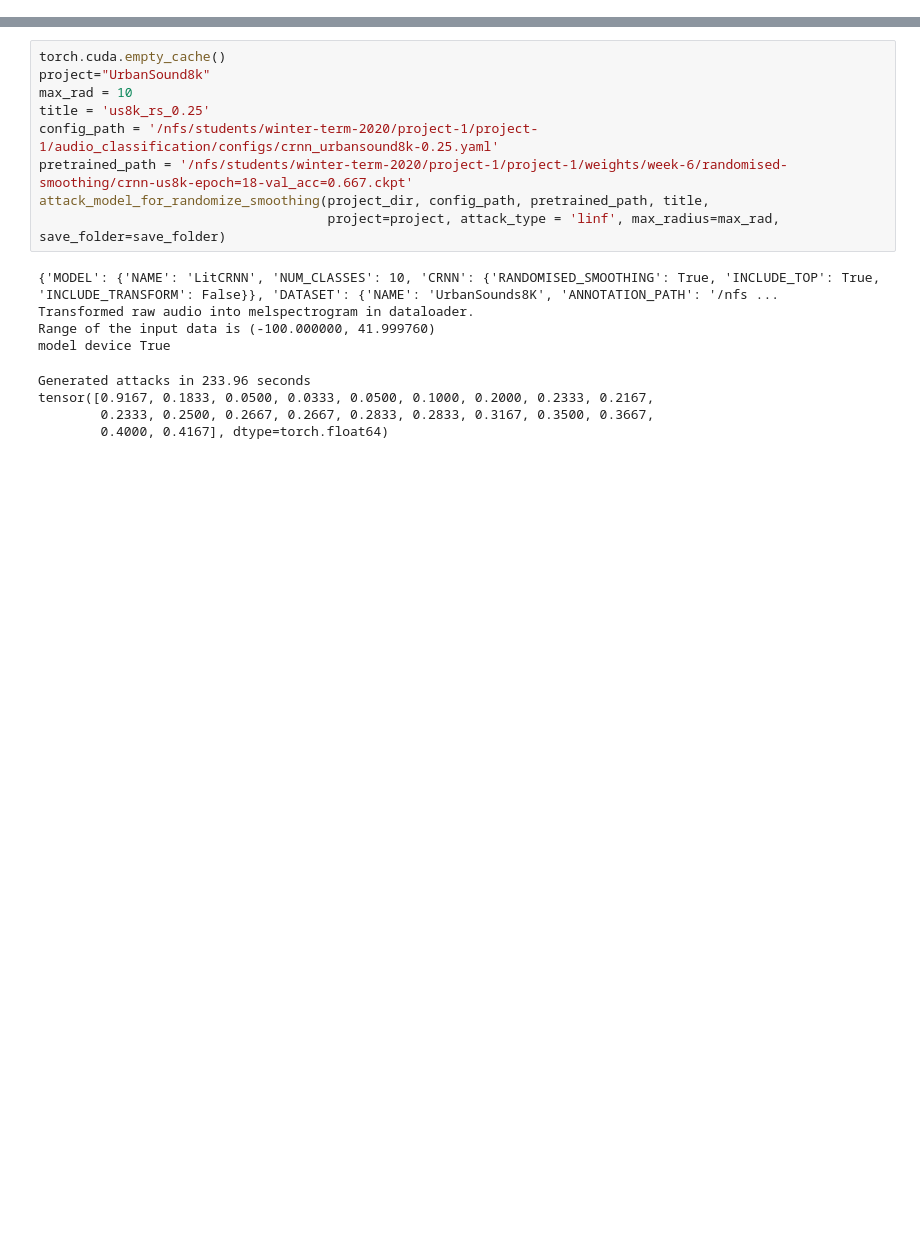
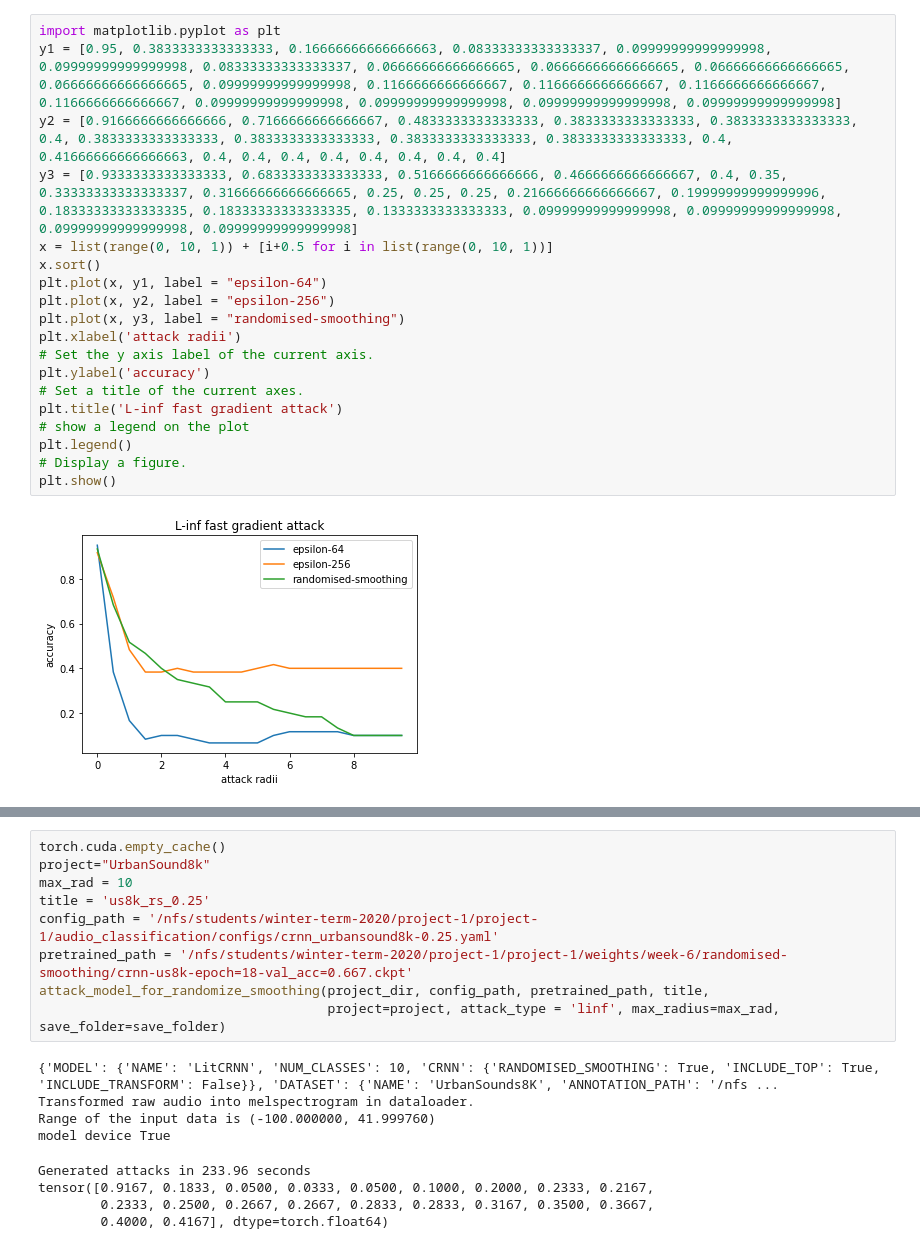
Before and after one commit to Vardanush/Robust-audio-classification, a Jupyter notebook: notebooks/run_attacks.ipynb, the cells around one changed output, grey strips where cells are left out. Drawn from its saved outputs; the diff is of its cells as text; blank space fills up the shorter version.

```diff
--- a/notebooks/run_attacks.ipynb
+++ b/notebooks/run_attacks.ipynb
@@ -26,0 +27,21 @@ save_folder = '/nfs/students/winter-term-2020/project-1/project-1/attack_results
+# %%
+import matplotlib.pyplot as plt
+y1 = [0.95, 0.3833333333333333, 0.16666666666666663, 0.08333333333333337, 0.09999999999999998, 0.09999999999999998, 0.08333333333333337, 0.06666666666666665, 0.06666666666666665, 0.06666666666666665, 0.06666666666666665, 0.09999999999999998, 0.1166666666666667, 0.1166666666666667, 0.1166666666666667, 0.1166666666666667, 0.09999999999999998, 0.09999999999999998, 0.09999999999999998, 0.09999999999999998]
+y2 = [0.9166666666666666, 0.7166666666666667, 0.4833333333333333, 0.3833333333333333, 0.3833333333333333, 0.4, 0.3833333333333333, 0.3833333333333333, 0.3833333333333333, 0.3833333333333333, 0.4, 0.41666666666666663, 0.4, 0.4, 0.4, 0.4, 0.4, 0.4, 0.4, 0.4]
+y3 = [0.9333333333333333, 0.6833333333333333, 0.5166666666666666, 0.4666666666666667, 0.4, 0.35, 0.33333333333333337, 0.31666666666666665, 0.25, 0.25, 0.25, 0.21666666666666667, 0.19999999999999996, 0.18333333333333335, 0.18333333333333335, 0.1333333333333333, 0.09999999999999998, 0.09999999999999998, 0.09999999999999998, 0.09999999999999998]
+x = list(range(0, 10, 1)) + [i+0.5 for i in list(range(0, 10, 1))]
+x.sort()
+plt.plot(x, y1, label = "epsilon-64")
+plt.plot(x, y2, label = "epsilon-256")
+plt.plot(x, y3, label = "randomised-smoothing")
+plt.xlabel('attack radii')
+# Set the y axis label of the current axis.
+plt.ylabel('accuracy')
+# Set a title of the current axes.
+plt.title('L-inf fast gradient attack')
+# show a legend on the plot
+plt.legend()
+# Display a figure.
+plt.show()
+# %% [output]
+[figure, added]
```
Also changed, not shown: parts of 13 cells of this notebook, 9 other files.
